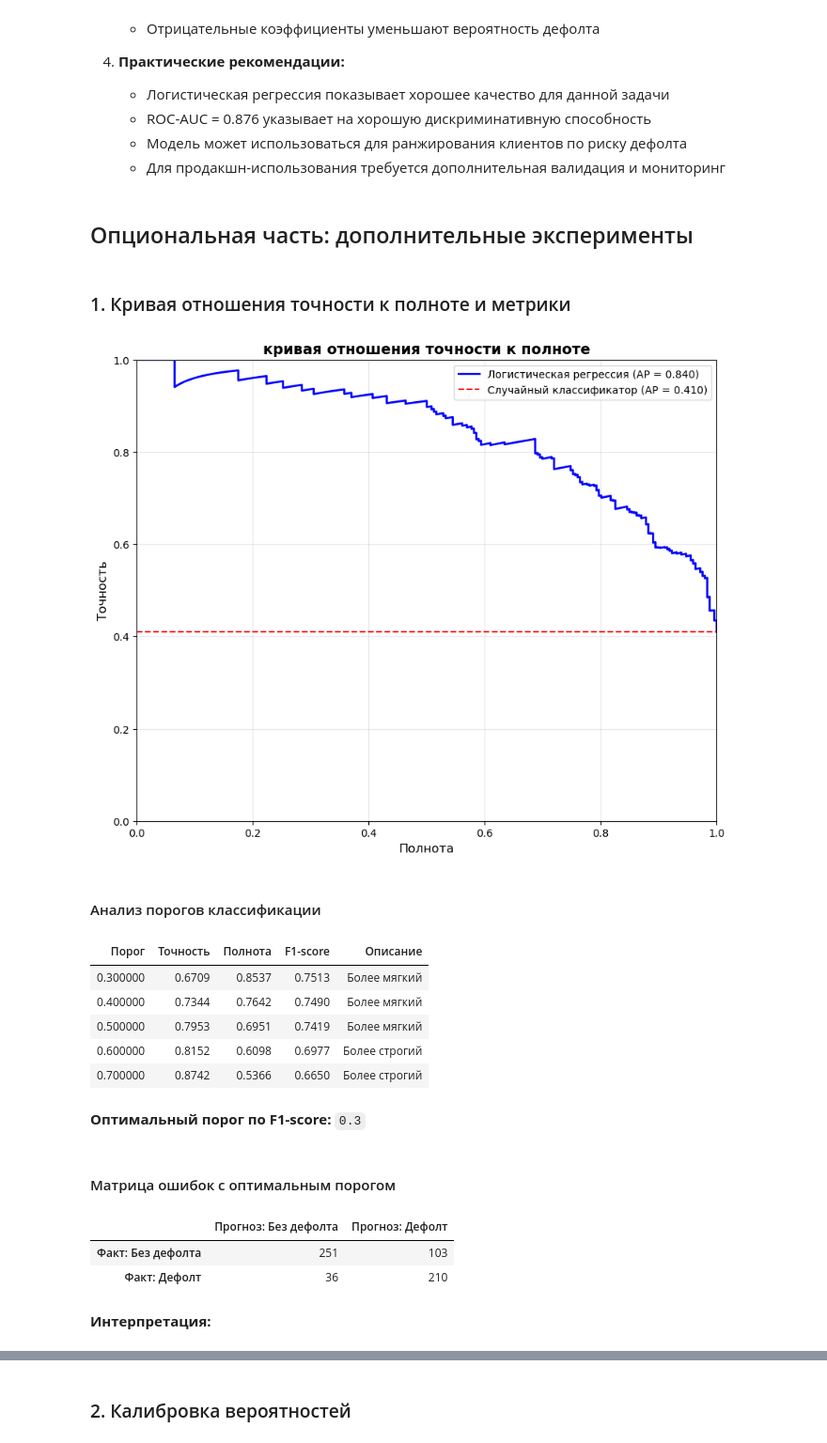
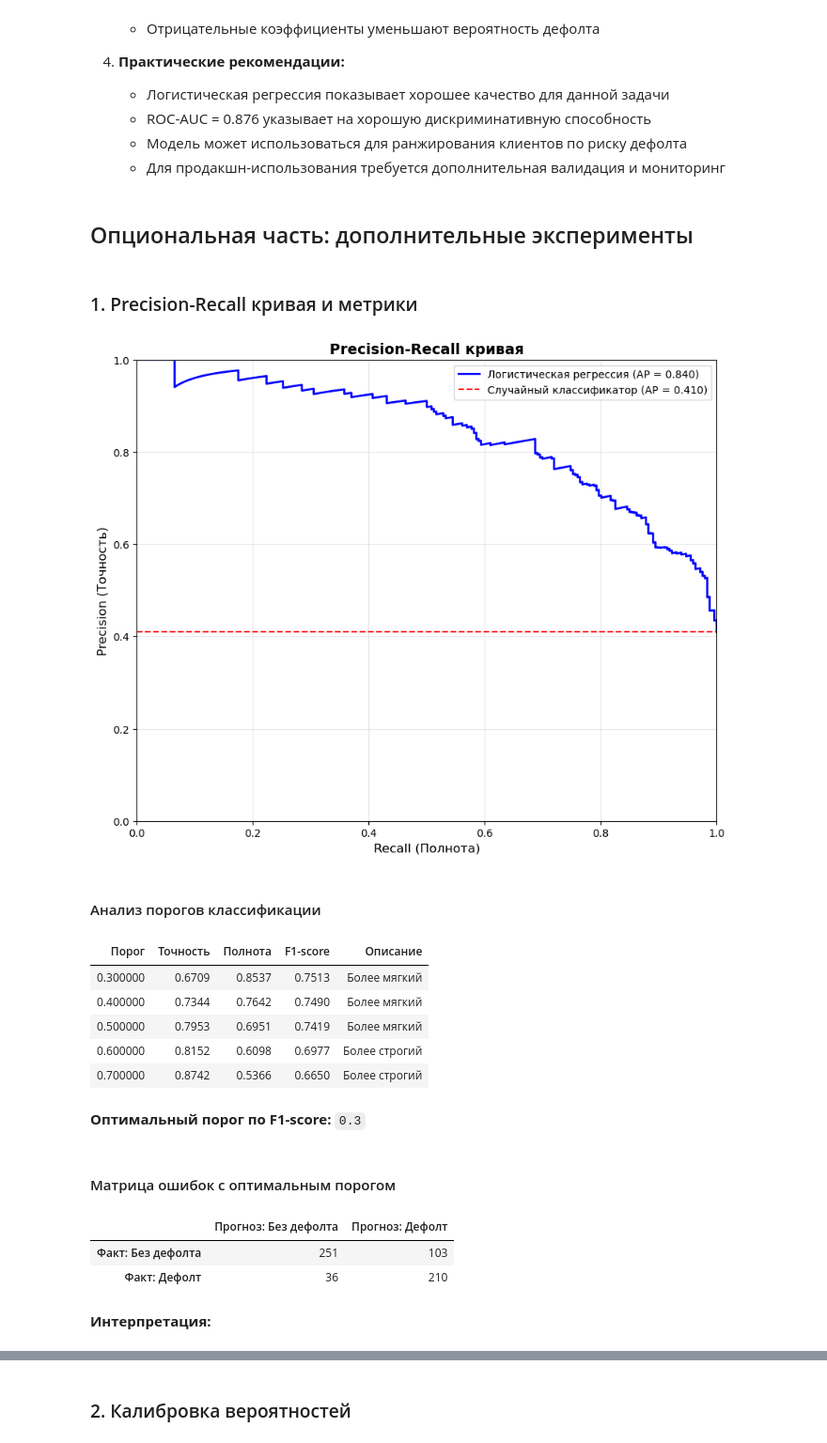
Before and after one commit to Undeadguy0/AI_ENGENIRING_PRACTICE, a Jupyter notebook: homeworks/HW05/HW05.ipynb, the cells around one changed output, grey strips where cells are left out. Shown at 94% size. Drawn from its saved outputs; the diff is of its cells as text; code cells hidden in the pictures.

```diff
--- a/homeworks/HW05/HW05.ipynb
+++ b/homeworks/HW05/HW05.ipynb
@@ -627,7 +627,7 @@ comparison_df.to_csv(results_save_path, index=False)
 # %%
 display(Markdown("##  Опциональная часть: дополнительные эксперименты"))
 
-display(Markdown("### 1. Кривая отношения точности к полноте и метрики"))
+display(Markdown("### 1.al Precision-Recl кривая и метрики"))
 
 from sklearn.metrics import precision_recall_curve, average_precision_score
 
@@ -676,35 +676,35 @@ for threshold in thresholds_to_test:
         'Описание': 'Более строгий' if threshold > 0.5 else 'Более мягкий'
     })
 
 threshold_df = pd.DataFrame(threshold_results)
 display(threshold_df.style.hide(axis='index'))
 
 # Находим оптимальный порог по F1-score
 best_idx = np.argmax([float(r['F1-score']) for r in threshold_results])
 best_threshold = thresholds_to_test[best_idx]
 display(Markdown(f"**Оптимальный порог по F1-score:** `{best_threshold}`"))
 
 # Применяем оптимальный порог
 y_pred_optimal = (y_proba_logreg >= best_threshold).astype(int)
 cm_optimal = confusion_matrix(y_test, y_pred_optimal)
 
 display(Markdown("#### Матрица ошибок с оптимальным порогом"))
 cm_optimal_df = pd.DataFrame(cm_optimal,
                              index=['Факт: Без дефолта', 'Факт: Дефолт'],
                              columns=['Прогноз: Без дефолта', 'Прогноз: Дефолт'])
 display(cm_optimal_df)
 
 display(Markdown("**Интерпретация:**"))
 display(Markdown("""
 - **Низкий порог (0.3-0.4):** выше recall (находим больше дефолтов), но ниже precision (больше false positives)
 - **Высокий порог (0.6-0.7):** выше precision (меньше false positives), но ниже recall (пропускаем дефолты)
 - **Оптимальный порог:** баланс между precision и recall (максимизация F1-score)
 - **Выбор порога:** зависит от бизнес-требований (стоимость ошибок I и II рода)
 """))
 # %% [output]
 ##  Опциональная часть: дополнительные эксперименты
-### 1. Кривая отношения точности к полноте и метрики
+### 1. Precision-Recall кривая и метрики
-[figure, old version]
+[figure, new version]
 #### Анализ порогов классификации
 | Порог | Точность | Полнота | F1-score | Описание |
 | 0.300000 | 0.6709 | 0.8537 | 0.7513 | Более мягкий |
```
Also changed, not shown: parts of 3 cells of this notebook, 7 other files.
